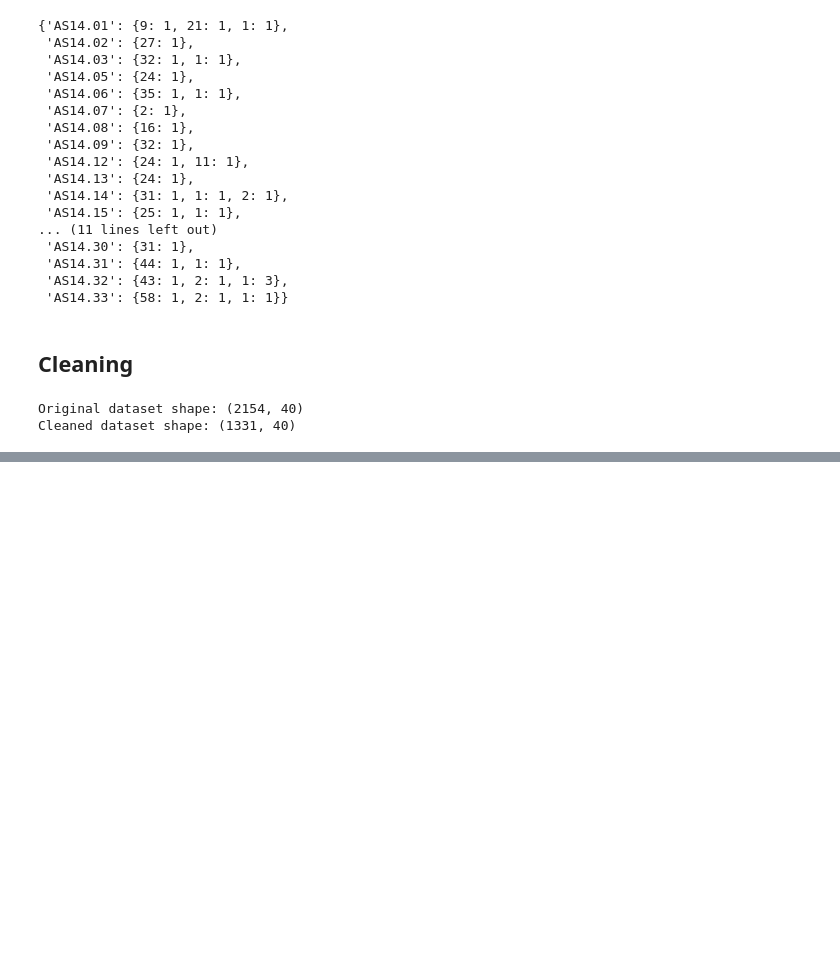
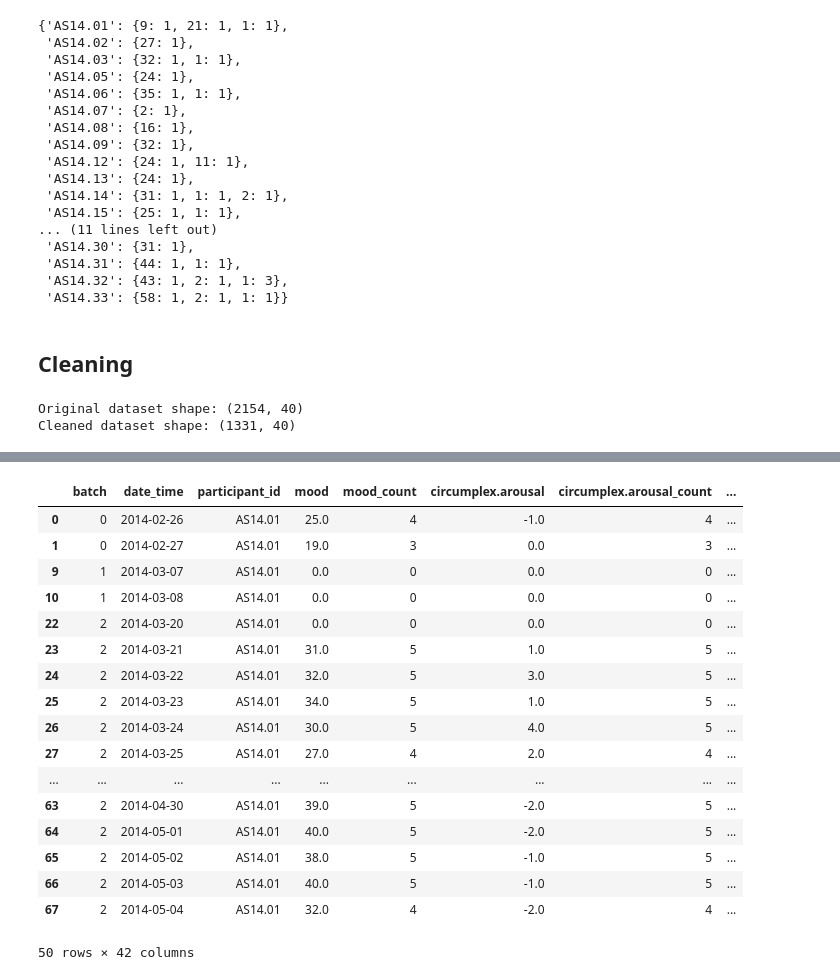
Before and after one commit to kroegepa/DataMiningAssignmentOne, a Jupyter notebook: imputation.ipynb, the cells around one changed output, grey strips where cells are left out. Saved outputs shown, nothing was run; the diff lists cells and outputs as text; code cells hidden in the pictures; blank space fills up the shorter version.

Commit message:
Added batch splitting

```diff
--- a/imputation.ipynb
+++ b/imputation.ipynb
@@ -188,3 +188,11 @@ print('Cleaned dataset shape:', aggregated_dataset_cleaned.shape)
 # %% [output]
 Original dataset shape: (2154, 40)
 Cleaned dataset shape: (1331, 40)
+# %%
+# remove the period of 10 or more consecutive lower sum of the variables that end with _count per partecipant, splitting the dataset in batches. The treshold depends on the mean of the sum of the variables that end with _count
+
+aggregated_dataset_cleaned.reset_index(drop=True, inplace=True)
+aggregated_dataset_cleaned.head()
+
+aggregated_dataset_cleaned['sum_of_counts'] = aggregated_dataset_cleaned.iloc[:, 3::2].sum(axis=1)
+aggregated_dataset_cleaned.head()
@@ -190,0 +207,55 @@ Cleaned dataset shape: (1331, 40)
+# %%
+def split_dataset(df, threshold=7):
+    partecipants = df['participant_id'].unique()
+    splitted_dataset = pd.DataFrame()
+    for participant in partecipants:
+        participant_data = df[df['participant_id'] == participant]
+        participant_data.reset_index(drop=True, inplace=True)
+        mean_sum_of_counts = participant_data['sum_of_counts'].mean()
+        std_sum_of_counts = participant_data['sum_of_counts'].std()
+        current_length = 0
+        batch_number = 0
+        previous_cut = 0
+        for index, row in participant_data.iterrows():
+            if row['sum_of_counts'] <= max(mean_sum_of_counts- 2.5*std_sum_of_counts, 4):
+                current_length += 1
+
+            elif current_length >= threshold:
+                    batch = participant_data[previous_cut:index-current_length].copy(deep=True)
+                    batch['batch'] = batch_number
+                    splitted_dataset = pd.concat([splitted_dataset, batch])
+
+                    batch_number += 1
+                    current_length = 0
+                    previous_cut = index
+            if index == len(participant_data) - 1:
+                batch = participant_data[previous_cut:].copy(deep=True)
+                batch['batch'] = batch_number
+                splitted_dataset = pd.concat([splitted_dataset, batch])
+    return splitted_dataset
+
+splitted_dataset = split_dataset(aggregated_dataset_cleaned)
+# %%
+reordered_columns = splitted_dataset.columns.to_list()[-1:] + splitted_dataset.columns.to_list()[:-1]
+splitted_dataset = splitted_dataset[reordered_columns]
+# %%
+splitted_dataset[splitted_dataset['participant_id'] == 'AS14.01']
+# %% [output]
+|  | batch | date_time | participant_id | mood | mood_count | circumplex.arousal | circumplex.arousal_count | ... |
+| 0 | 0 | 2014-02-26 | AS14.01 | 25.0 | 4 | -1.0 | 4 | ... |
+| 1 | 0 | 2014-02-27 | AS14.01 | 19.0 | 3 | 0.0 | 3 | ... |
+| 9 | 1 | 2014-03-07 | AS14.01 | 0.0 | 0 | 0.0 | 0 | ... |
+| 10 | 1 | 2014-03-08 | AS14.01 | 0.0 | 0 | 0.0 | 0 | ... |
+| 22 | 2 | 2014-03-20 | AS14.01 | 0.0 | 0 | 0.0 | 0 | ... |
+| 23 | 2 | 2014-03-21 | AS14.01 | 31.0 | 5 | 1.0 | 5 | ... |
+| 24 | 2 | 2014-03-22 | AS14.01 | 32.0 | 5 | 3.0 | 5 | ... |
+| 25 | 2 | 2014-03-23 | AS14.01 | 34.0 | 5 | 1.0 | 5 | ... |
+| 26 | 2 | 2014-03-24 | AS14.01 | 30.0 | 5 | 4.0 | 5 | ... |
+| 27 | 2 | 2014-03-25 | AS14.01 | 27.0 | 4 | 2.0 | 4 | ... |
+| ... | ... | ... | ... | ... | ... | ... | ... | ... |
+| 63 | 2 | 2014-04-30 | AS14.01 | 39.0 | 5 | -2.0 | 5 | ... |
+| 64 | 2 | 2014-05-01 | AS14.01 | 40.0 | 5 | -2.0 | 5 | ... |
+| 65 | 2 | 2014-05-02 | AS14.01 | 38.0 | 5 | -1.0 | 5 | ... |
+| 66 | 2 | 2014-05-03 | AS14.01 | 40.0 | 5 | -1.0 | 5 | ... |
+| 67 | 2 | 2014-05-04 | AS14.01 | 32.0 | 4 | -2.0 | 4 | ... |
+50 rows × 42 columns
```
Also changed, not shown: parts of 1 cell of this notebook.
